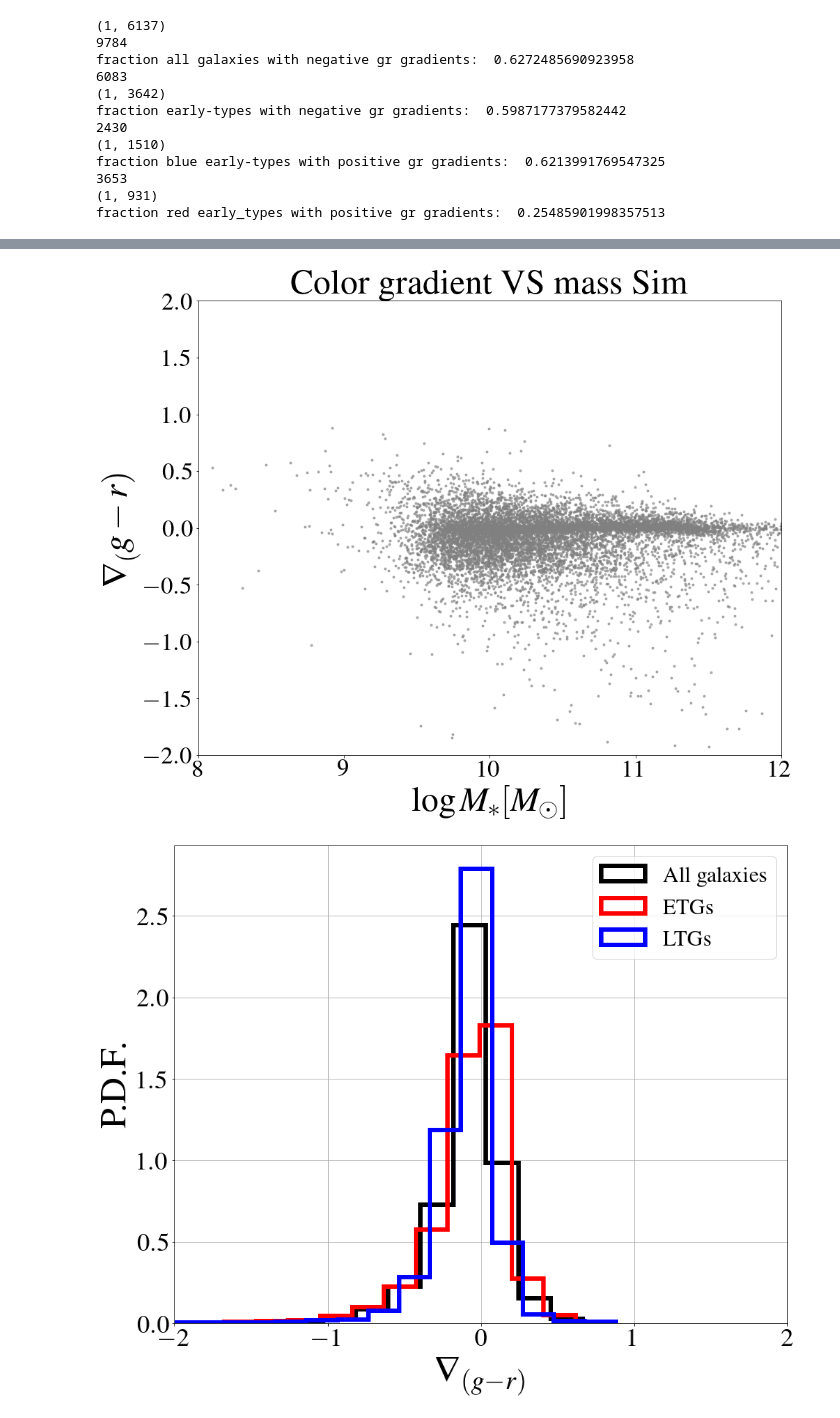
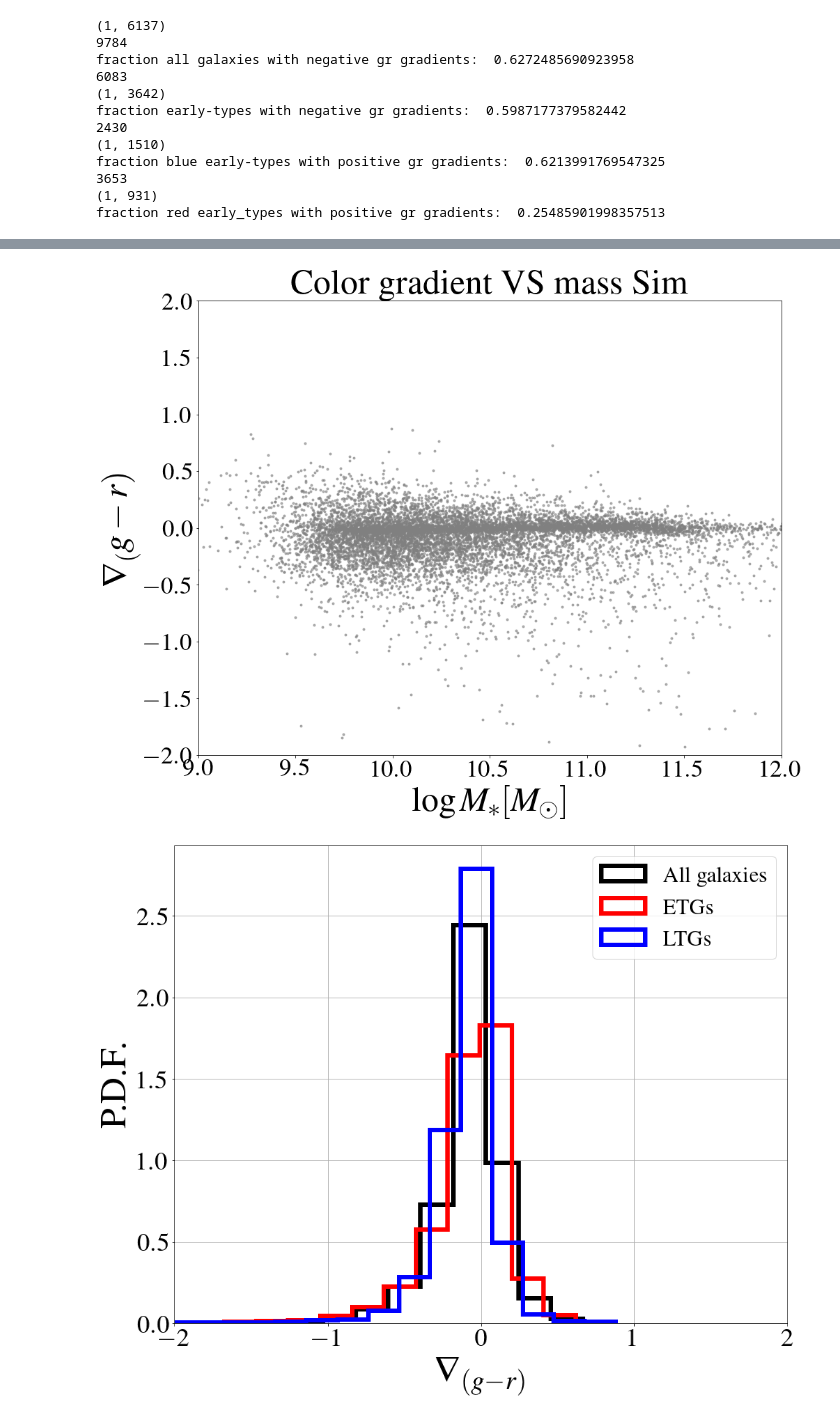
Before and after one commit to Ximena89/UNAM, a Jupyter notebook: mass_frac/sim.ipynb, the cells around one changed output, grey strips where cells are left out. Saved outputs shown, nothing was run; the diff lists cells and outputs as text; code cells hidden in the pictures.

```diff
--- a/mass_frac/sim.ipynb
+++ b/mass_frac/sim.ipynb
@@ -941,25 +960,25 @@ plt.show()
 # %%
 fig, ax= plt.subplots(figsize=(15,12))
 
 plt.scatter(np.log10(Ms_d), gradiente_gr, marker='.', color='gray', alpha=0.6)
 
 plt.title(r'Color gradient VS mass Sim', fontsize=50)
 plt.xlabel(r'$\log M_{\ast} [M_{\odot}]$ ', fontsize=50)
 plt.ylabel(r'$\nabla_(g-r)$', fontsize=50)
 
 # # #set axis limits
 plt.ylim(-2, 2)
-plt.xlim(8.0,12)
+plt.xlim(9.0,12)
 
 #adjust tick label font size
 label_size = 35
 matplotlib.rcParams['xtick.labelsize'] = label_size
 matplotlib.rcParams['ytick.labelsize'] = label_size
 
 plt.savefig('/Users/ximena/Desktop/UNAM/UNAM/mass_frac/grad_mass_sim.png',format='png',dpi=200, bbox_inches = 'tight')
 plt.show()
 # %% [output]
-[figure, old version]
+[figure, new version]
 # %%
 fig, ax= plt.subplots(figsize=(15,12))
 # the histogram of the data
```
Also changed, not shown: parts of 20 cells of this notebook.
